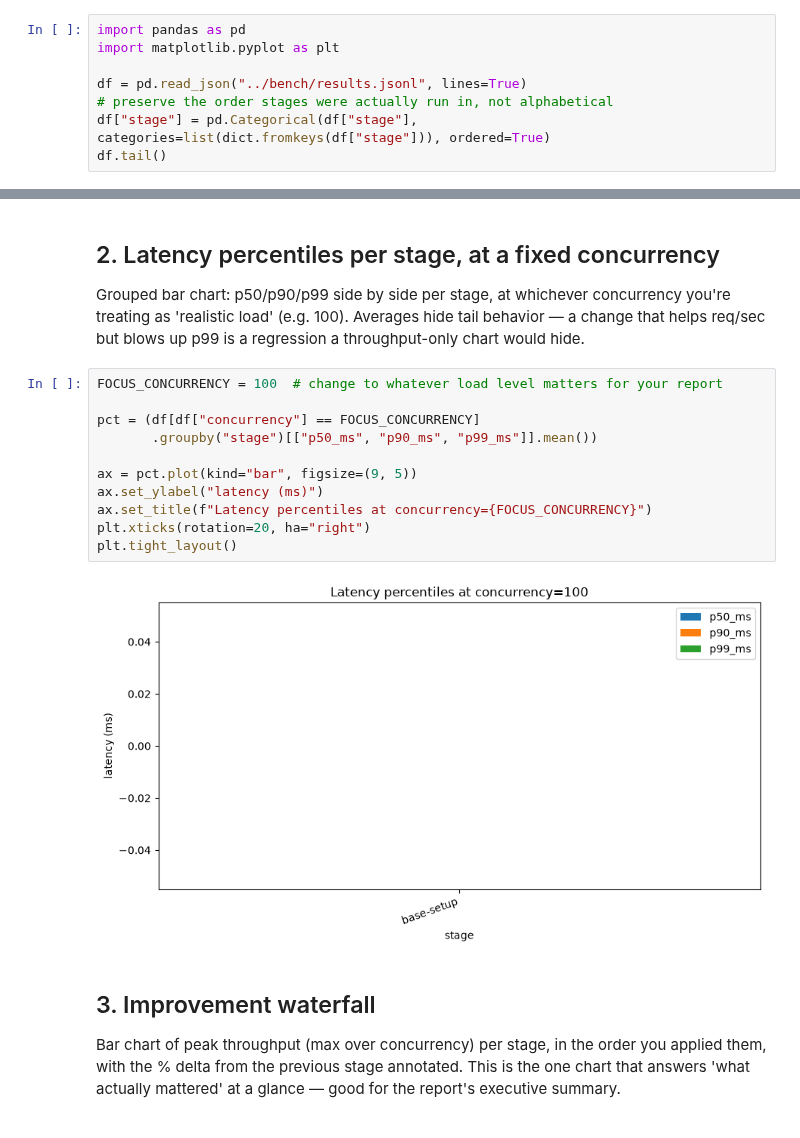
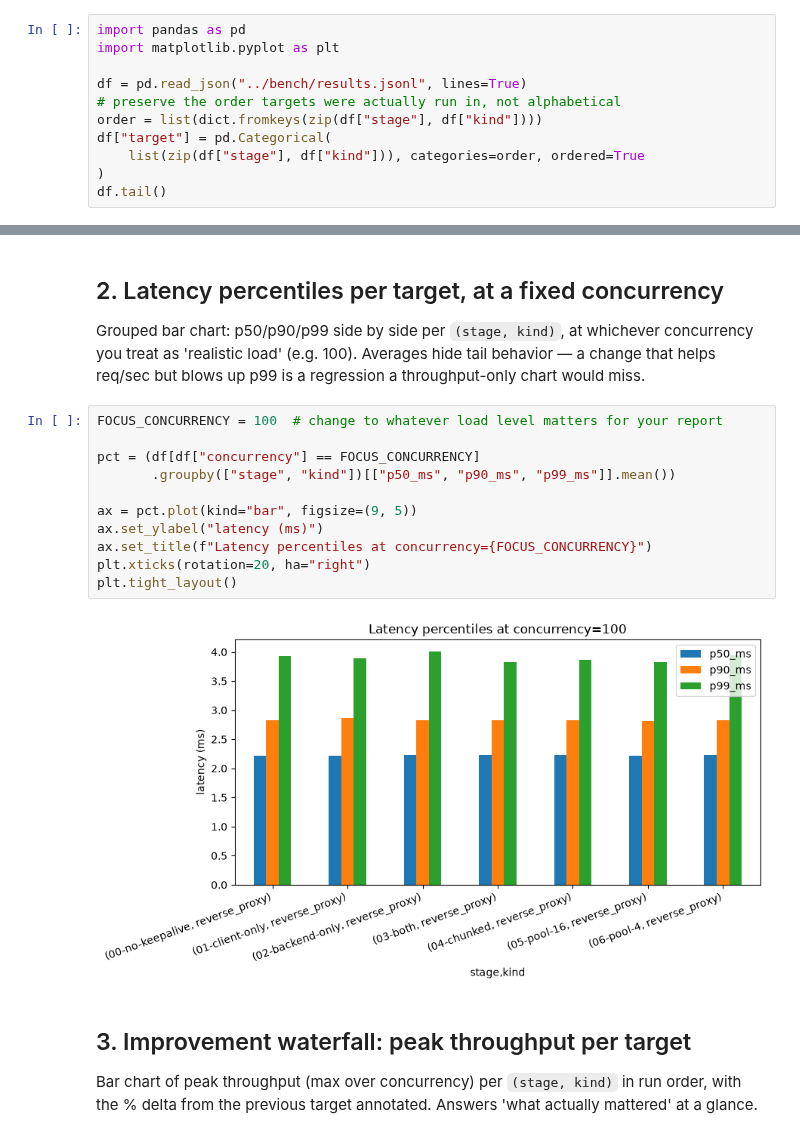
Before and after one commit to AakrishtSP/reverse-proxy, a Jupyter notebook: analysis/bench_analysis.ipynb, the cells around one changed output, grey strips where cells are left out. Saved outputs shown, nothing was run; the diff lists cells and outputs as text.

```diff
--- a/analysis/bench_analysis.ipynb
+++ b/analysis/bench_analysis.ipynb
@@ -7,7 +15,10 @@ import pandas as pd
 import matplotlib.pyplot as plt
 
 df = pd.read_json("../bench/results.jsonl", lines=True)
-# preserve the order stages were actually run in, not alphabetical
-df["stage"] = pd.Categorical(df["stage"], categories=list(dict.fromkeys(df["stage"])), ordered=True)
+# preserve the order targets were actually run in, not alphabetical
+order = list(dict.fromkeys(zip(df["stage"], df["kind"])))
+df["target"] = pd.Categorical(
+    list(zip(df["stage"], df["kind"])), categories=order, ordered=True
+)
 df.tail()
 # %% [output]
@@ -40,22 +50,22 @@ plt.tight_layout()
 # %% [markdown]
-## 2. Latency percentiles per stage, at a fixed concurrency
+## 2. Latency percentiles per target, at a fixed concurrency
 
-Grouped bar chart: p50/p90/p99 side by side per stage, at whichever concurrency you're treating as 'realistic load' (e.g. 100). Averages hide tail behavior — a change that helps req/sec but blows up p99 is a regression a throughput-only chart would hide.
+Grouped bar chart: p50/p90/p99 side by side per `(stage, kind)`, at whichever concurrency you treat as 'realistic load' (e.g. 100). Averages hide tail behavior — a change that helps req/sec but blows up p99 is a regression a throughput-only chart would miss.
 # %%
 FOCUS_CONCURRENCY = 100  # change to whatever load level matters for your report
 
 pct = (df[df["concurrency"] == FOCUS_CONCURRENCY]
-       .groupby("stage")[["p50_ms", "p90_ms", "p99_ms"]].mean())
+       .groupby(["stage", "kind"])[["p50_ms", "p90_ms", "p99_ms"]].mean())
 
 ax = pct.plot(kind="bar", figsize=(9, 5))
 ax.set_ylabel("latency (ms)")
 ax.set_title(f"Latency percentiles at concurrency={FOCUS_CONCURRENCY}")
 plt.xticks(rotation=20, ha="right")
 plt.tight_layout()
 # %% [output]
-[figure, old version]
+[figure, new version]
 # %% [markdown]
-## 3. Improvement waterfall
+## 3. Improvement waterfall: peak throughput per target
 
-Bar chart of peak throughput (max over concurrency) per stage, in the order you applied them, with the % delta from the previous stage annotated. This is the one chart that answers 'what actually mattered' at a glance — good for the report's executive summary.
+Bar chart of peak throughput (max over concurrency) per `(stage, kind)` in run order, with the % delta from the previous target annotated. Answers 'what actually mattered' at a glance.
 # %%
```
Also changed, not shown: parts of 12 cells of this notebook, 16 other files.
